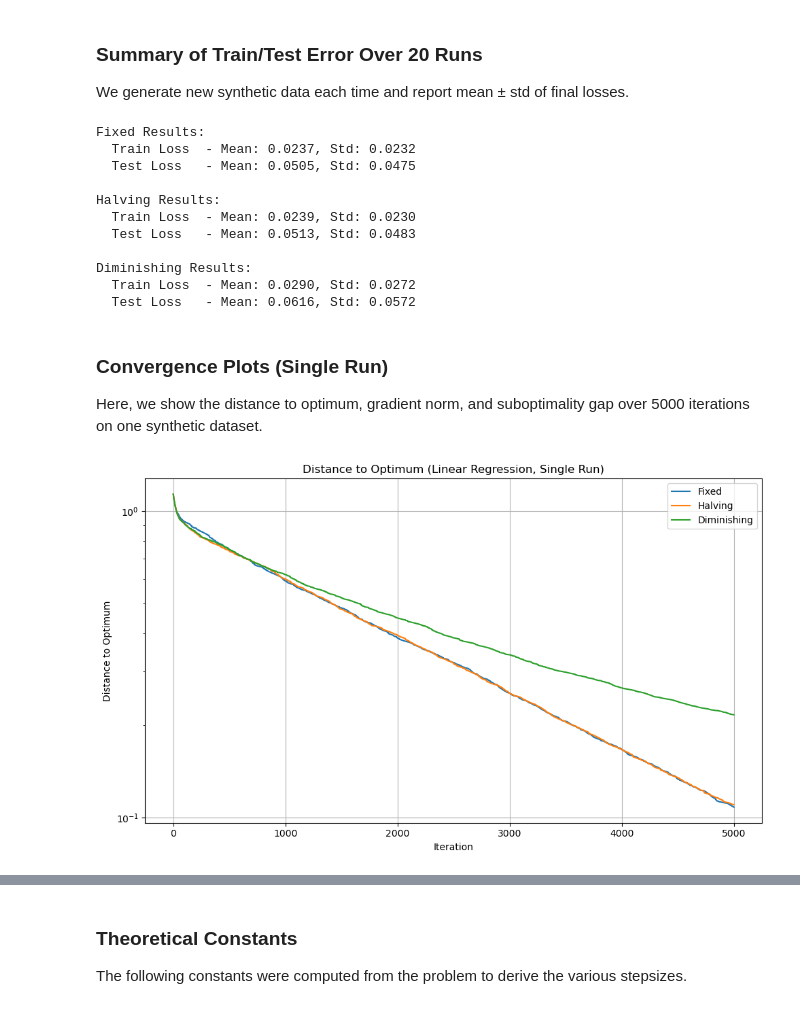
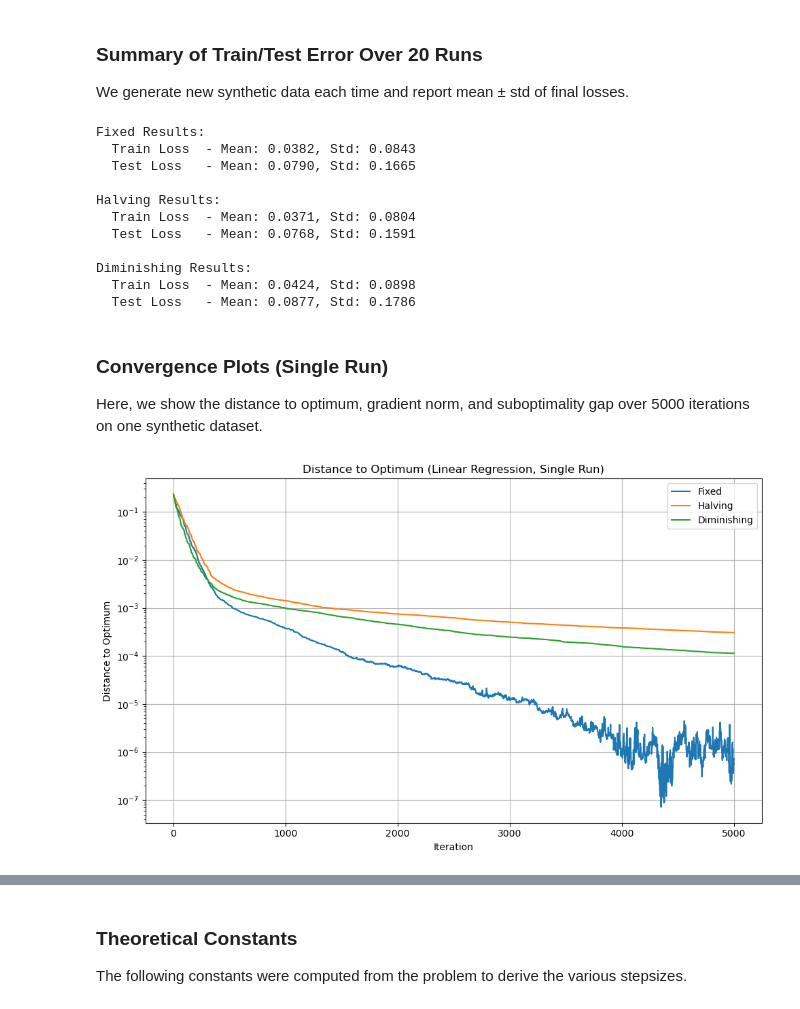
Before and after one commit to ericab322/SGD-Regression, a Jupyter notebook: experiments/unfixed_linear_regression.ipynb, the cells around one changed output, grey strips where cells are left out. Drawn from its saved outputs; the diff is of its cells as text; code cells hidden in the pictures.

```diff
--- a/experiments/unfixed_linear_regression.ipynb
+++ b/experiments/unfixed_linear_regression.ipynb
@@ -21,11 +21,11 @@ train_losses = {"fixed": [], "halving": [], "diminishing": []}
 test_losses = {"fixed": [], "halving": [], "diminishing": []}
 
 for run in range(n_runs):
-    X, y, _ = generate_training_data_unfixed(m=100, n=2, noise=0.01, model_type='linear')
+    X, y, _ = generate_training_data_unfixed(m=500, n=2, noise=0.01, model_type='linear')
     X_train, X_test, y_train, y_test = train_test_split(X, y, test_size=0.3)
-    sgd = SGD(X_train, y_train, num_iterations=5000, noise=0.01)
 
     for method in ["fixed", "halving", "diminishing"]:
+        sgd = SGD(X_train, y_train, num_iterations=5000, noise=0.01)
         w, obj, grad, dist = sgd.optimize(stepsize_type=method)
         # Compute and store training loss
         train_losses[method].append(obj[-1])
@@ -42,48 +42,48 @@ for method in ["fixed", "halving", "diminishing"]:
     print(f"  Test Loss   - Mean: {np.mean(test_losses[method]):.4f}, Std: {np.std(test_losses[method]):.4f}")
 # %% [output]
 Fixed Results:
-  Train Loss  - Mean: 0.0237, Std: 0.0232
-  Test Loss   - Mean: 0.0505, Std: 0.0475
+  Train Loss  - Mean: 0.0382, Std: 0.0843
+  Test Loss   - Mean: 0.0790, Std: 0.1665
 
 Halving Results:
-  Train Loss  - Mean: 0.0239, Std: 0.0230
-  Test Loss   - Mean: 0.0513, Std: 0.0483
+  Train Loss  - Mean: 0.0371, Std: 0.0804
+  Test Loss   - Mean: 0.0768, Std: 0.1591
 
 Diminishing Results:
-  Train Loss  - Mean: 0.0290, Std: 0.0272
-  Test Loss   - Mean: 0.0616, Std: 0.0572
+  Train Loss  - Mean: 0.0424, Std: 0.0898
+  Test Loss   - Mean: 0.0877, Std: 0.1786
 # %% [markdown]
 ### Convergence Plots (Single Run)
 
 Here, we show the distance to optimum, gradient norm, and suboptimality gap over 5000 iterations on one synthetic dataset.
 # %%
-X, y, true_params = generate_training_data_unfixed(m=100, n=2, noise=0.01, model_type='linear')
+X, y, true_params = generate_training_data_unfixed(m=500, n=2, noise=0.01, model_type='linear')
 sgd = SGD(X, y, num_iterations=5000, noise=0.01)
 
 results = {}
 for method in ["fixed", "halving", "diminishing"]:
     w, obj, grad, dist = sgd.optimize(stepsize_type=method)
     results[method] = {
         "w": w,
         "obj": obj,
         "grad": grad,
         "dist": dist
     }
 
 # Plot: Distance to optimum vs. iteration
 plt.figure(figsize=(10, 6))
 for method in results:
     plt.plot(results[method]["dist"], label=method.capitalize())
 plt.xlabel("Iteration")
 plt.ylabel("Distance to Optimum")
 plt.yscale("log")
 plt.title("Distance to Optimum (Linear Regression, Single Run)")
 plt.legend()
 plt.grid(True)
 plt.tight_layout()
 plt.show()
 # %% [output]
-[figure, old version]
+[figure, new version]
 # %%
 plt.figure(figsize=(10, 6))
 plt.yscale("log")
```
Also changed, not shown: parts of 3 cells of this notebook.
